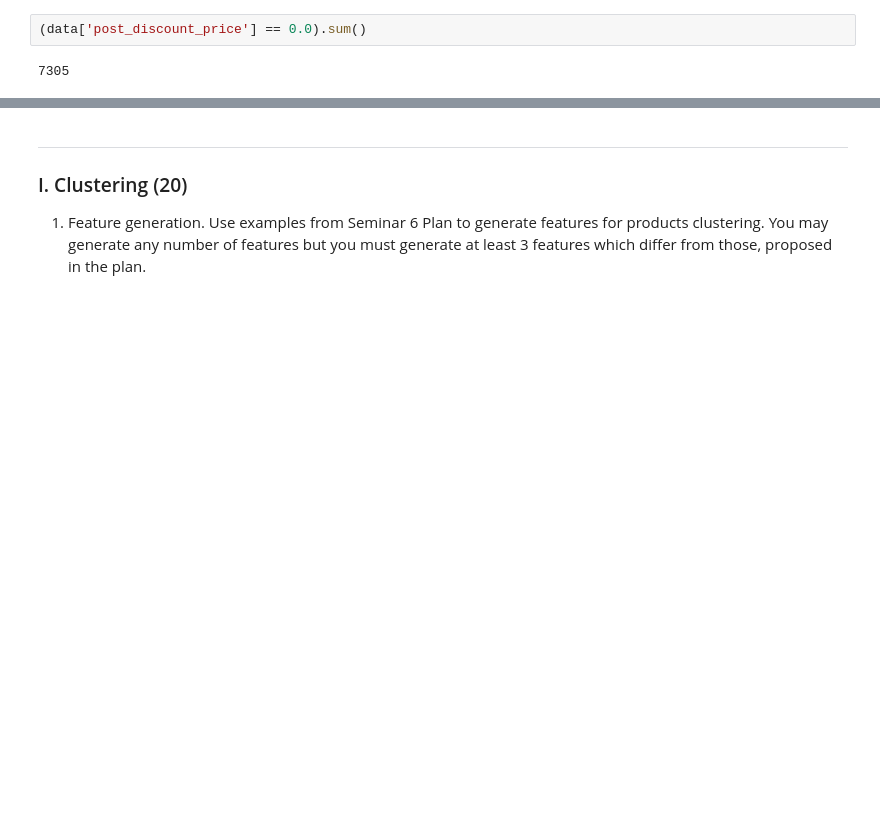
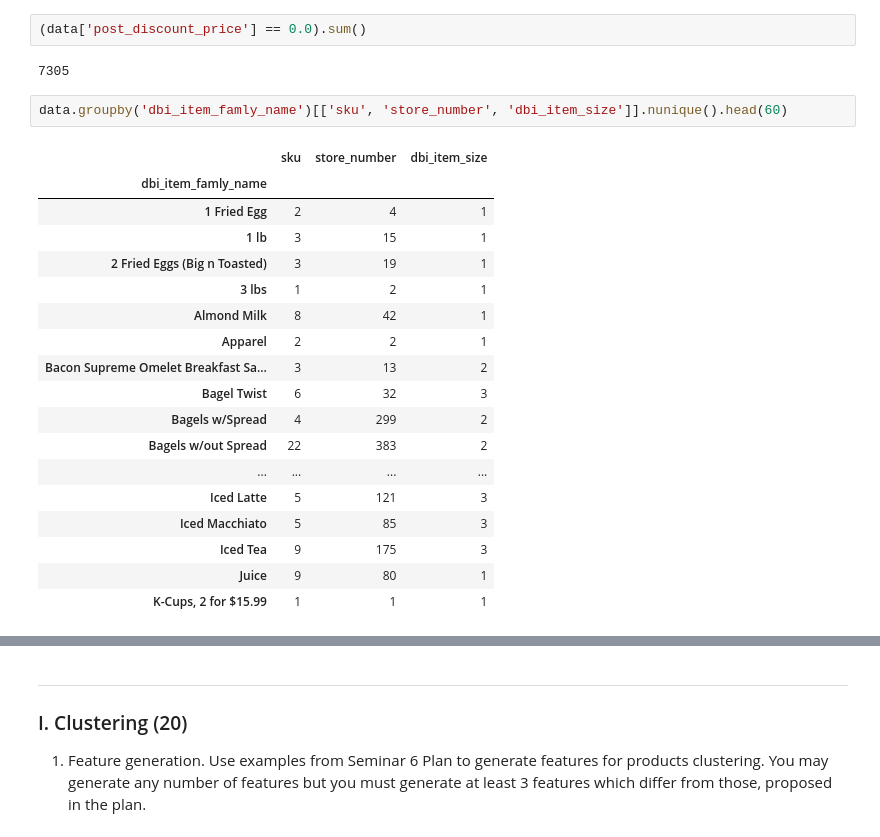
Before and after one commit to Mist3r-R/hse-sse-ds-business-2020, a Jupyter notebook: HW_5.ipynb, the cells around one changed output, grey strips where cells are left out. Saved outputs shown, nothing was run; the diff lists cells and outputs as text; blank space fills up the shorter version.

```diff
--- a/HW_5.ipynb
+++ b/HW_5.ipynb
@@ -159,3 +159,24 @@ len(data['date'].unique())
 (data['post_discount_price'] == 0.0).sum()
 # %% [output]
 7305
+# %%
+data.groupby('dbi_item_famly_name')[['sku', 'store_number', 'dbi_item_size']].nunique().head(60)
+# %% [output]
+|  | sku | store_number | dbi_item_size |
+| dbi_item_famly_name |  |  |  |
+| 1 Fried Egg | 2 | 4 | 1 |
+| 1 lb | 3 | 15 | 1 |
+| 2 Fried Eggs (Big n Toasted) | 3 | 19 | 1 |
+| 3 lbs | 1 | 2 | 1 |
+| Almond Milk | 8 | 42 | 1 |
+| Apparel | 2 | 2 | 1 |
+| Bacon Supreme Omelet Breakfast Sa... | 3 | 13 | 2 |
+| Bagel Twist | 6 | 32 | 3 |
+| Bagels w/Spread | 4 | 299 | 2 |
+| Bagels w/out Spread | 22 | 383 | 2 |
+| ... | ... | ... | ... |
+| Iced Latte | 5 | 121 | 3 |
+| Iced Macchiato | 5 | 85 | 3 |
+| Iced Tea | 9 | 175 | 3 |
+| Juice | 9 | 80 | 1 |
+| K-Cups, 2 for $15.99 | 1 | 1 | 1 |
```
Also changed, not shown: parts of 12 cells of this notebook.
